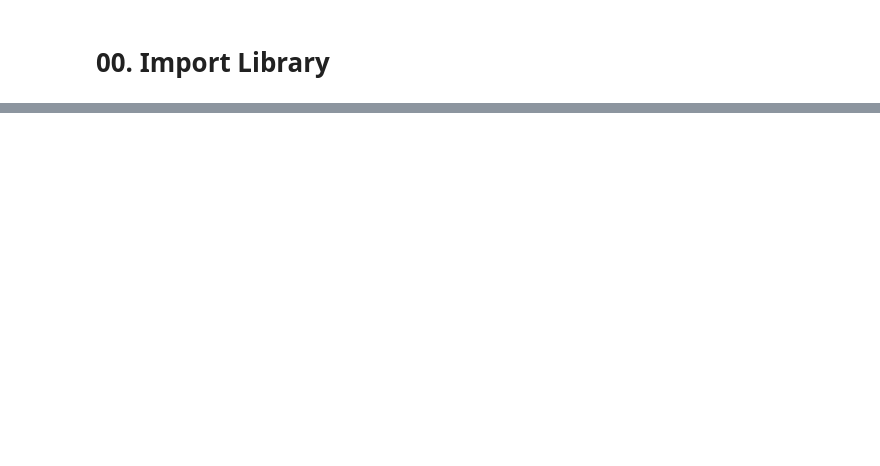
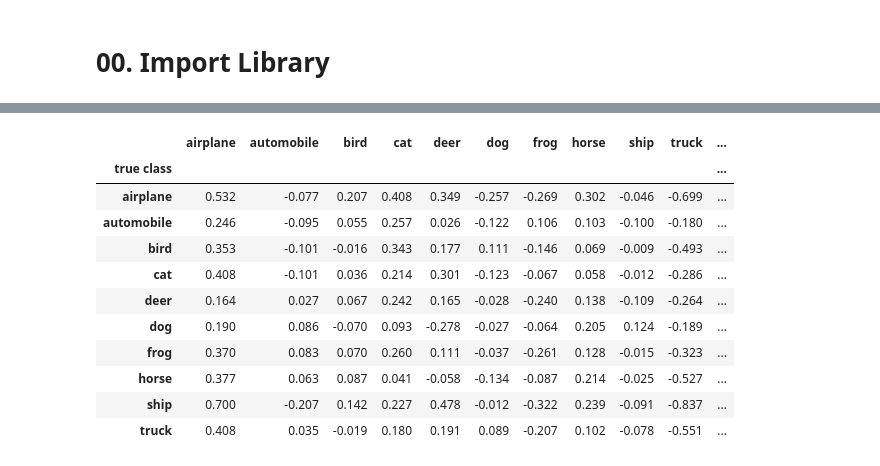
Before and after one commit to ayj9665-wq/2026ComputerVision, a Jupyter notebook: Assignment05/CV_Assignment_05.ipynb, the cells around one changed output, grey strips where cells are left out. Saved outputs shown, nothing was run; the diff lists cells and outputs as text; code cells hidden in the pictures; blank space fills up the shorter version.

```diff
--- a/Assignment05/CV_Assignment_05.ipynb
+++ b/Assignment05/CV_Assignment_05.ipynb
@@ -243,0 +54,21 @@ Softmax : W (10, 3072) , b (10,)
+# %%
+scores = X[idx] @ W.T + b   # (10, 3072) x (3072, 10) -> (10, 10)
+pred = scores.argmax(axis=1)
+
+table = pd.DataFrame(scores, columns=CLASSES, index=[CLASSES[c] for c in y[idx]]).round(3)
+table.index.name = 'true class'
+table['predicted'] = [CLASSES[p] for p in pred]
+table
+# %% [output]
+|  | airplane | automobile | bird | cat | deer | dog | frog | horse | ship | truck | ... |
+| true class |  |  |  |  |  |  |  |  |  |  | ... |
+| airplane | 0.532 | -0.077 | 0.207 | 0.408 | 0.349 | -0.257 | -0.269 | 0.302 | -0.046 | -0.699 | ... |
+| automobile | 0.246 | -0.095 | 0.055 | 0.257 | 0.026 | -0.122 | 0.106 | 0.103 | -0.100 | -0.180 | ... |
+| bird | 0.353 | -0.101 | -0.016 | 0.343 | 0.177 | 0.111 | -0.146 | 0.069 | -0.009 | -0.493 | ... |
+| cat | 0.408 | -0.101 | 0.036 | 0.214 | 0.301 | -0.123 | -0.067 | 0.058 | -0.012 | -0.286 | ... |
+| deer | 0.164 | 0.027 | 0.067 | 0.242 | 0.165 | -0.028 | -0.240 | 0.138 | -0.109 | -0.264 | ... |
+| dog | 0.190 | 0.086 | -0.070 | 0.093 | -0.278 | -0.027 | -0.064 | 0.205 | 0.124 | -0.189 | ... |
+| frog | 0.370 | 0.083 | 0.070 | 0.260 | 0.111 | -0.037 | -0.261 | 0.128 | -0.015 | -0.323 | ... |
+| horse | 0.377 | 0.063 | 0.087 | 0.041 | -0.058 | -0.134 | -0.087 | 0.214 | -0.025 | -0.527 | ... |
+| ship | 0.700 | -0.207 | 0.142 | 0.227 | 0.478 | -0.012 | -0.322 | 0.239 | -0.091 | -0.837 | ... |
+| truck | 0.408 | 0.035 | -0.019 | 0.180 | 0.191 | 0.089 | -0.207 | 0.102 | -0.078 | -0.551 | ... |
```
Also changed, not shown: parts of 46 cells of this notebook, 3 other files.
